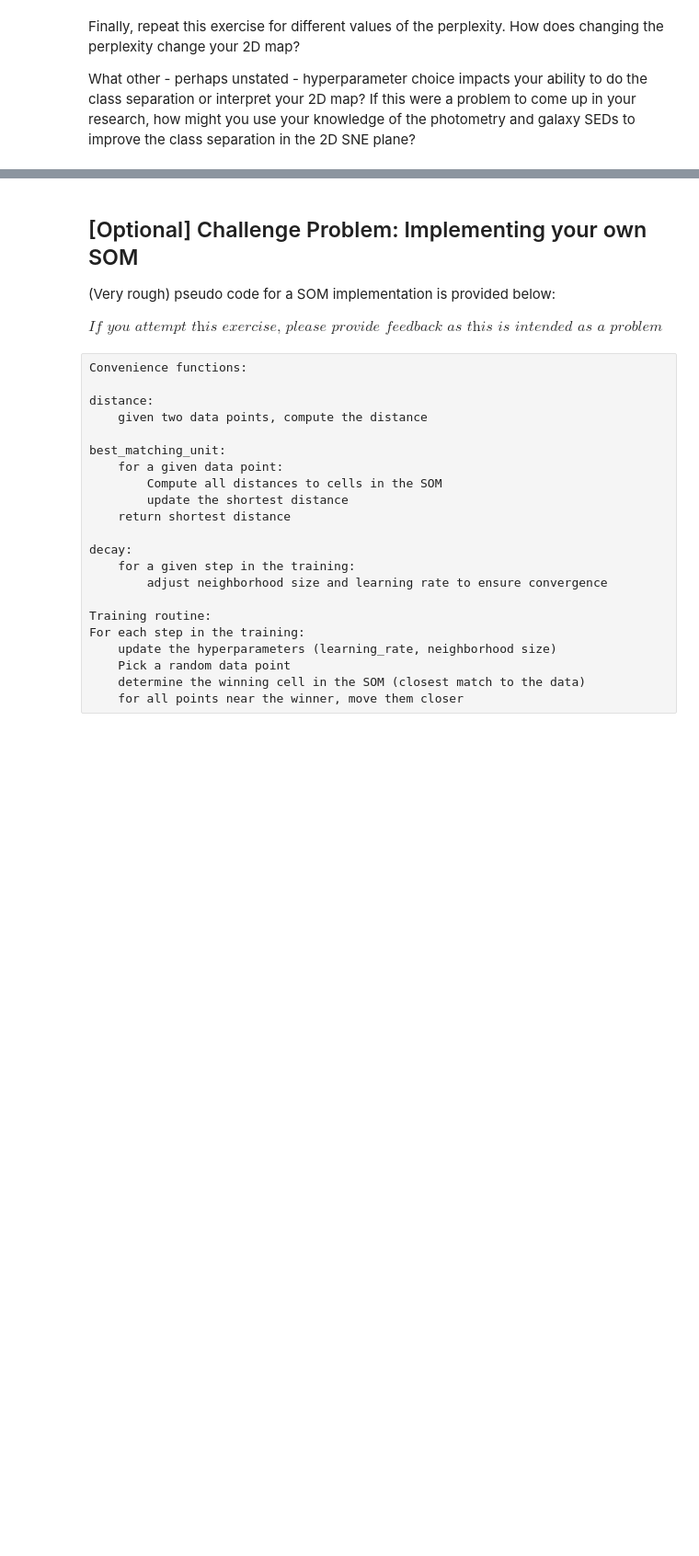
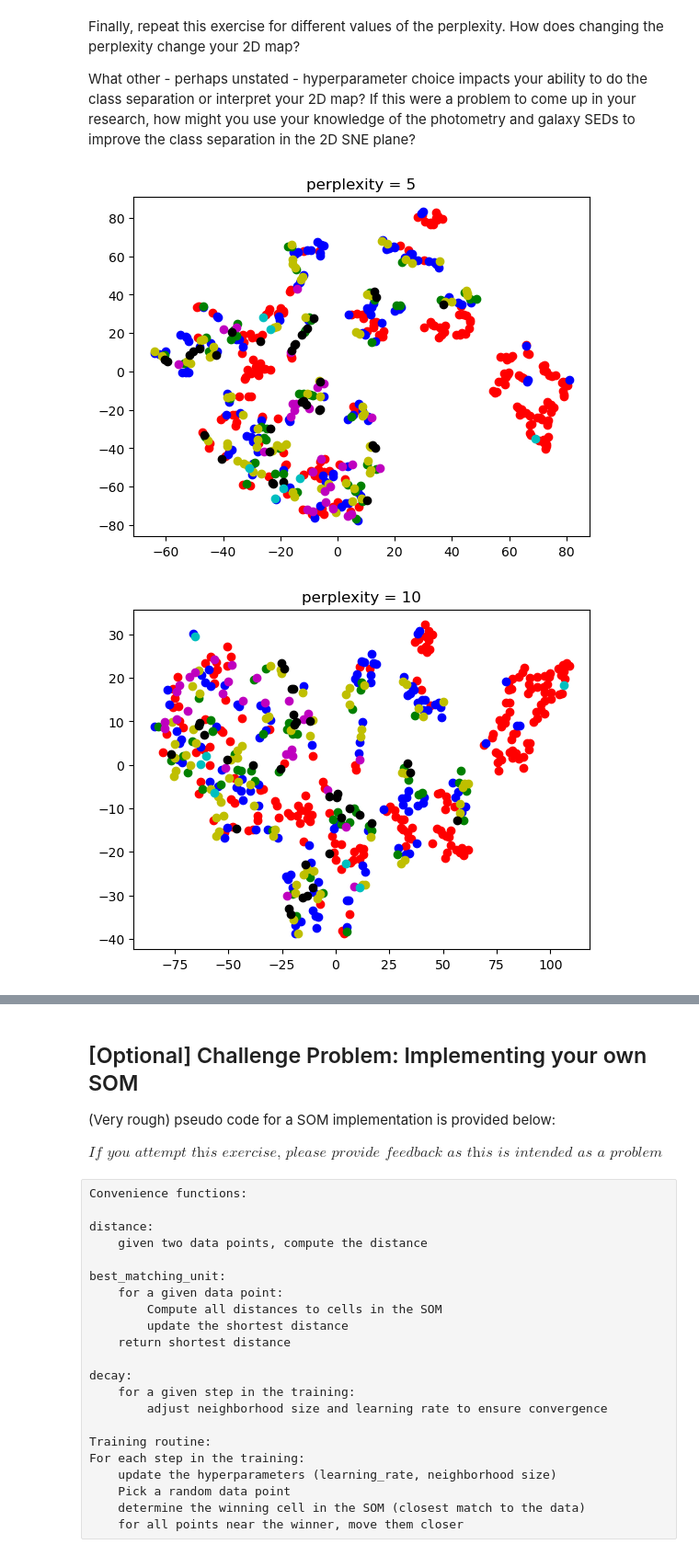
Before and after one commit to astjoephysics/Session-19, a Jupyter notebook: day1/DimensionalityReductionNoSolutions.ipynb, the cells around one changed output, grey strips where cells are left out. Shown at 92% size. Saved outputs shown, nothing was run; the diff lists cells and outputs as text; code cells hidden in the pictures; blank space fills up the shorter version.

```diff
--- a/day1/DimensionalityReductionNoSolutions.ipynb
+++ b/day1/DimensionalityReductionNoSolutions.ipynb
@@ -214,3 +234,33 @@ Text(0.5, 1.0, 'perplexity = 10')
 Finally, repeat this exercise for different values of the perplexity. How does changing the perplexity change your 2D map?
 
 What other - perhaps unstated - hyperparameter choice impacts your ability to do the class separation or interpret your 2D map? If this were a problem to come up in your research, how might you use your knowledge of the photometry and galaxy SEDs to improve the class separation in the 2D SNE plane?
+# %%
+range = np.arange(5, 55, 5)
+
+for j in range:
+    tSNE = TSNE(
+        perplexity = j,
+        n_components=2,
+        n_iter=2000,
+        n_iter_without_progress=200,
+        n_jobs=2,
+        random_state=0,
+        init = 'pca',
+    )
+
+    labels = cosmos_2020['redshift'].unique()
+    new_data = cosmos_2020.drop(['redshift'], axis=1)
+
+    tSNE_map = tSNE.fit_transform(new_data, labels)
+
+    x, y = tSNE_map.T
+    colormap = ['r', 'b', 'g', 'y', 'm', 'k', 'c']
+
+    fig, ax = plt.subplots()
+    for i,label in enumerate(labels):
+        ax.scatter(x[cosmos_2020['redshift']==label], y[cosmos_2020['redshift']==label], c=colormap[i])
+
+    ax.set_title(f'perplexity = {j}')
+# %% [output]
+[figure, added]
+[figure, added]
```
Also changed, not shown: parts of 7 cells of this notebook, 1 other file.
